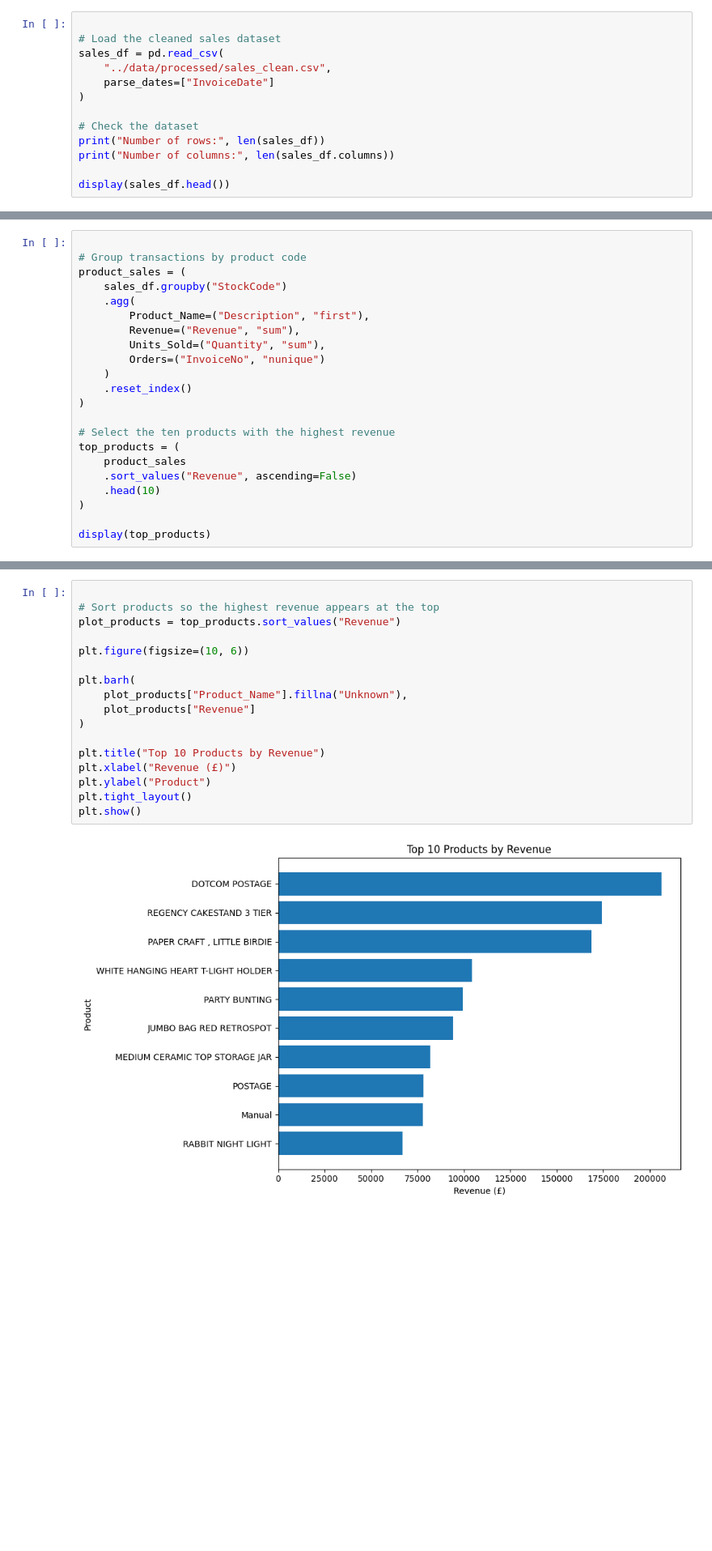
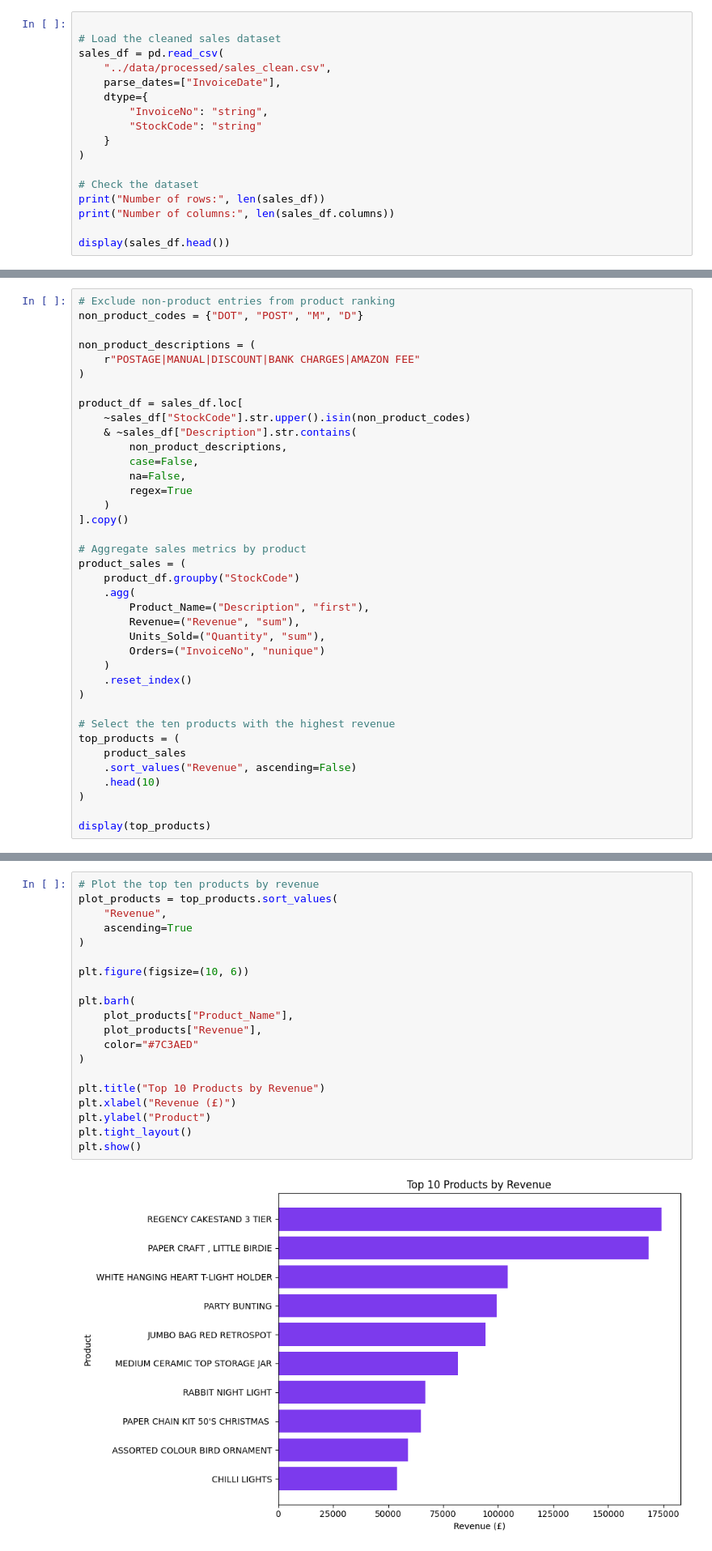
Before and after one commit to sahelsepehri/data-analysis-portfolio, a Jupyter notebook: ecommerce-sales-analysis/notebooks/E-commerce Sales Performance Analysis.ipynb, the cells around one changed output, grey strips where cells are left out. Shown at 81% size. Cells and saved outputs as stored; diff of their text form; blank space fills up the shorter version.

```diff
--- a/ecommerce-sales-analysis/notebooks/E-commerce Sales Performance Analysis.ipynb
+++ b/ecommerce-sales-analysis/notebooks/E-commerce Sales Performance Analysis.ipynb
@@ -411,7 +411,11 @@ Final shape: (524878, 9)
 # Load the cleaned sales dataset
 sales_df = pd.read_csv(
     "../data/processed/sales_clean.csv",
-    parse_dates=["InvoiceDate"]
+    parse_dates=["InvoiceDate"],
+    dtype={
+        "InvoiceNo": "string",
+        "StockCode": "string"
+    }
 )
 
 # Check the dataset
@@ -542,8 +592,24 @@ plt.show()
 # %%
+# Exclude non-product entries from product ranking
+non_product_codes = {"DOT", "POST", "M", "D"}
 
-# Group transactions by product code
+non_product_descriptions = (
+    r"POSTAGE|MANUAL|DISCOUNT|BANK CHARGES|AMAZON FEE"
+)
+
+product_df = sales_df.loc[
+    ~sales_df["StockCode"].str.upper().isin(non_product_codes)
+    & ~sales_df["Description"].str.contains(
+        non_product_descriptions,
+        case=False,
+        na=False,
+        regex=True
+    )
+].copy()
+
+# Aggregate sales metrics by product
 product_sales = (
-    sales_df.groupby("StockCode")
+    product_df.groupby("StockCode")
     .agg(
         Product_Name=("Description", "first"),
         Revenue=("Revenue", "sum"),
@@ -576,19 +646,22 @@ display(top_products)
 # %%
-
-# Sort products so the highest revenue appears at the top
-plot_products = top_products.sort_values("Revenue")
+# Plot the top ten products by revenue
+plot_products = top_products.sort_values(
+    "Revenue",
+    ascending=True
+)
 
 plt.figure(figsize=(10, 6))
 
 plt.barh(
-    plot_products["Product_Name"].fillna("Unknown"),
-    plot_products["Revenue"]
+    plot_products["Product_Name"],
+    plot_products["Revenue"],
+    color="#7C3AED"
 )
 
 plt.title("Top 10 Products by Revenue")
 plt.xlabel("Revenue (£)")
 plt.ylabel("Product")
 plt.tight_layout()
 plt.show()
 # %% [output]
-[figure, old version]
+[figure, new version]
```
Also changed, not shown: parts of 14 cells of this notebook.
